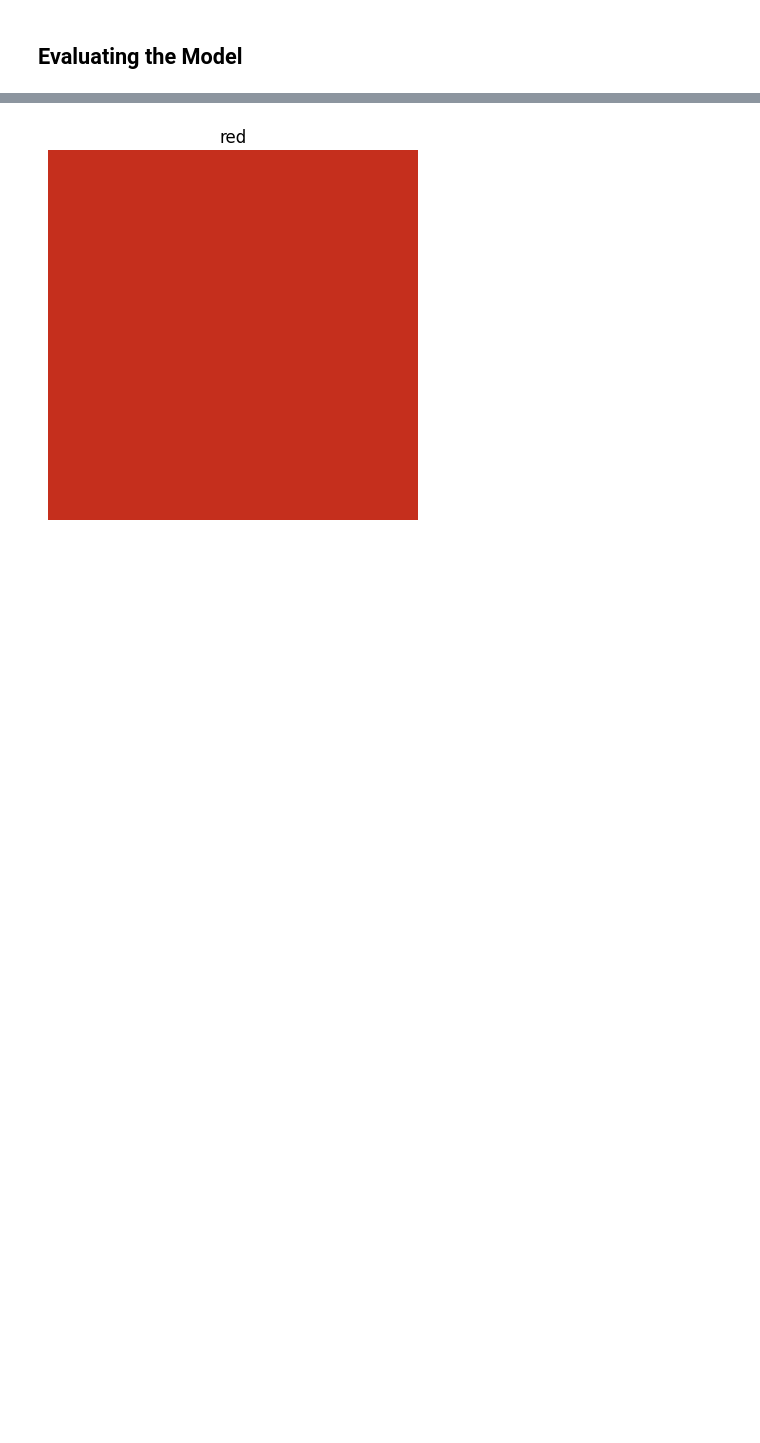
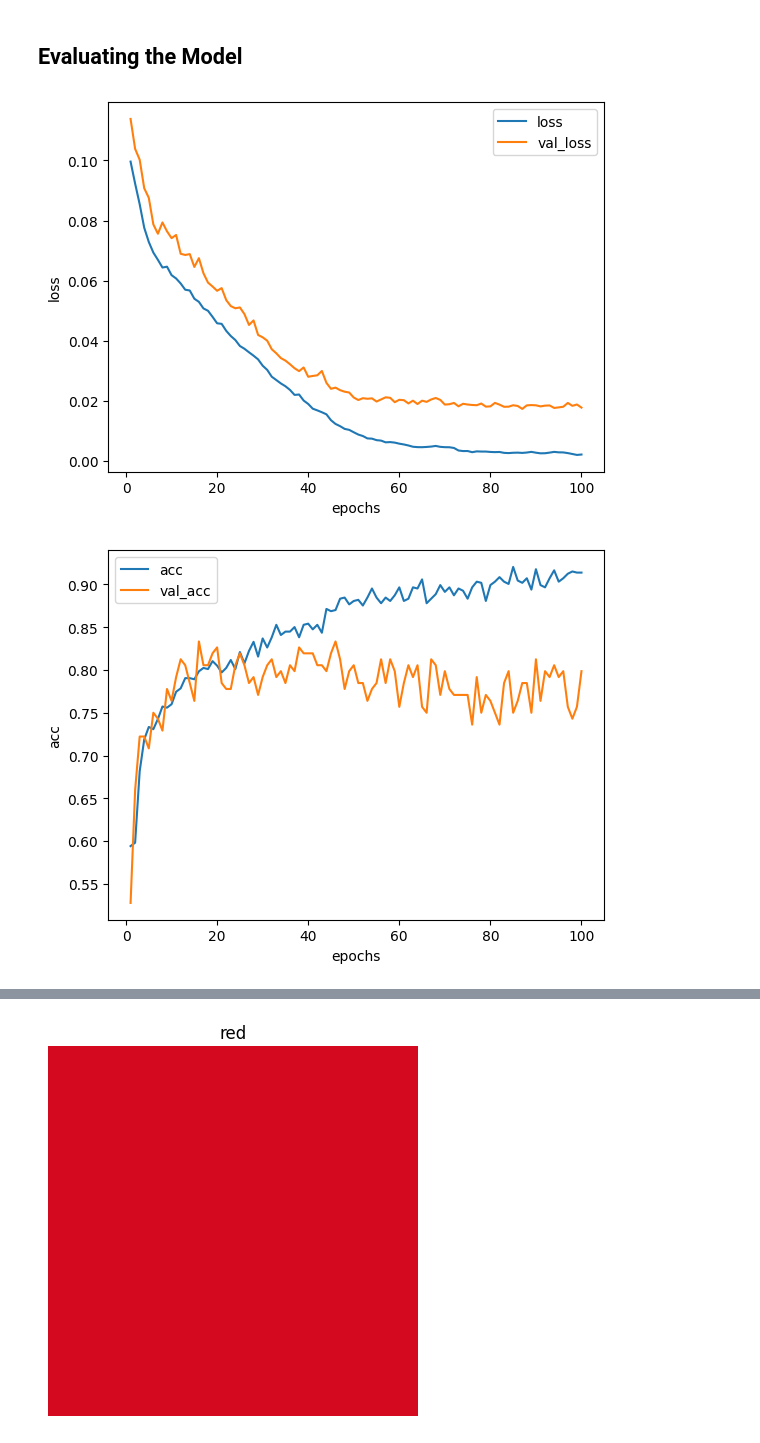
Before and after one commit to AnujPanthri/Imagine-Color, a Jupyter notebook: Colgen1.ipynb, the cells around one changed output, grey strips where cells are left out. Drawn from its saved outputs; the diff is of its cells as text; code cells hidden in the pictures; blank space fills up the shorter version.

```diff
--- a/Colgen1.ipynb
+++ b/Colgen1.ipynb
@@ -57,3 +59,7 @@ val_data['Name']=val_data['Name'].map(lambda x:x.strip(" ").lower())
+# %%
+# clip color values
+train_data[['R','G','B']] = train_data[['R','G','B']].clip(0,255)
+val_data[['R','G','B']] = val_data[['R','G','B']].clip(0,255)
 # %%
 # dataframe to numpy array conversion
 
@@ -252,2 +260,19 @@ Epoch 100/100
 # %% [markdown]
 ## Evaluating the Model
+# %%
+def plot_history(hist,key):
+    epochs = list(range(1,len(hist[key])+1))
+    plt.figure()
+    plt.plot(epochs,hist[key] ,label=key)
+    plt.plot(epochs,hist["val_"+key],label="val_"+key)
+    plt.legend()
+    plt.xlabel("epochs")
+    plt.ylabel(key)
+    plt.show()
+
+plot_history(history.history,"loss")
+plot_history(history.history,"acc")
+plot_history(history.history,"euclidean_distance")
+# %% [output]
+[figure, added]
+[figure, added]
```
Also changed, not shown: parts of 15 cells of this notebook, 6 other files.
